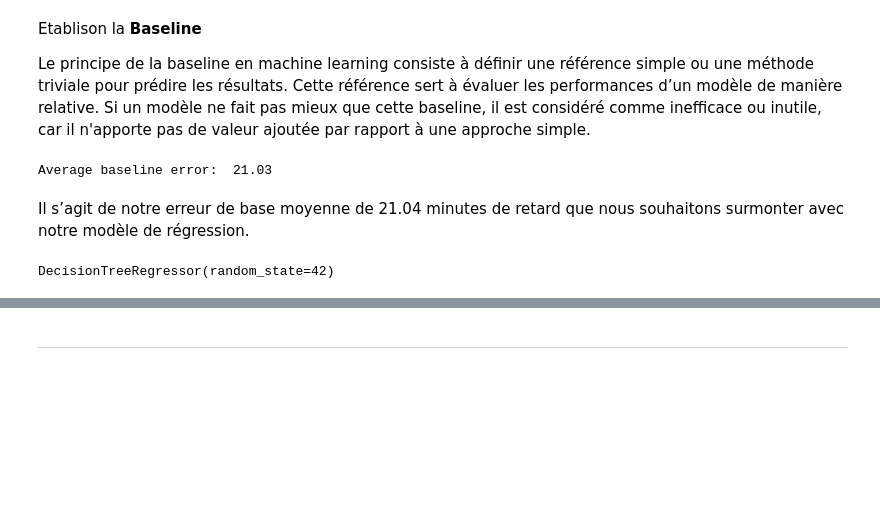
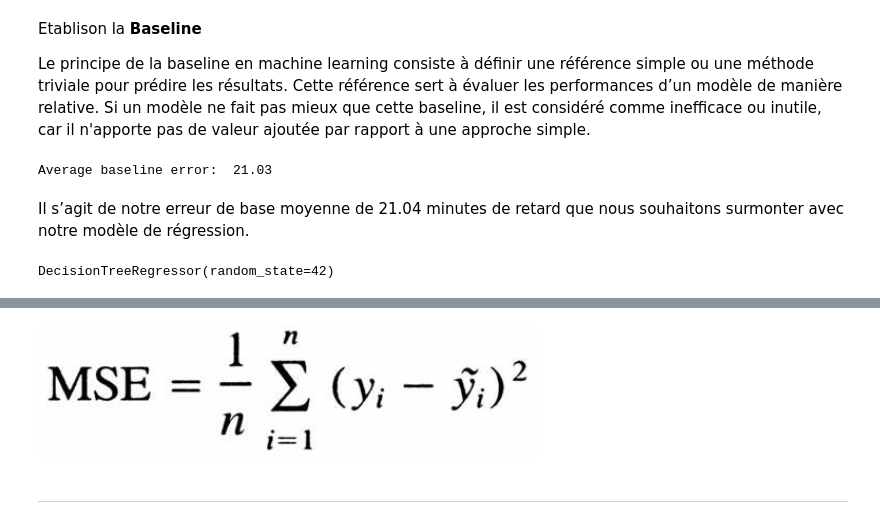
Before and after one commit to GNUITOdebora/MLOPS_flight_delay, a Jupyter notebook: notebooks/ML_modeling.ipynb, the cells around one changed output, grey strips where cells are left out. Saved outputs shown, nothing was run; the diff lists cells and outputs as text; code cells hidden in the pictures; blank space fills up the shorter version.

```diff
--- a/notebooks/ML_modeling.ipynb
+++ b/notebooks/ML_modeling.ipynb
@@ -112,3 +118,7 @@ Le **MSE** mesure la moyenne des carrés des erreurs, c'est-à-dire la différen
+# %%
+Image(filename="images/mse.jpg", width=500, height=100)
+# %% [output]
+[figure, added]
 # %% [markdown]
 --------------------------------------------------------------------------------------------------------------------------
 # %% [markdown]
```
Also changed, not shown: parts of 19 cells of this notebook, 8 other files.
